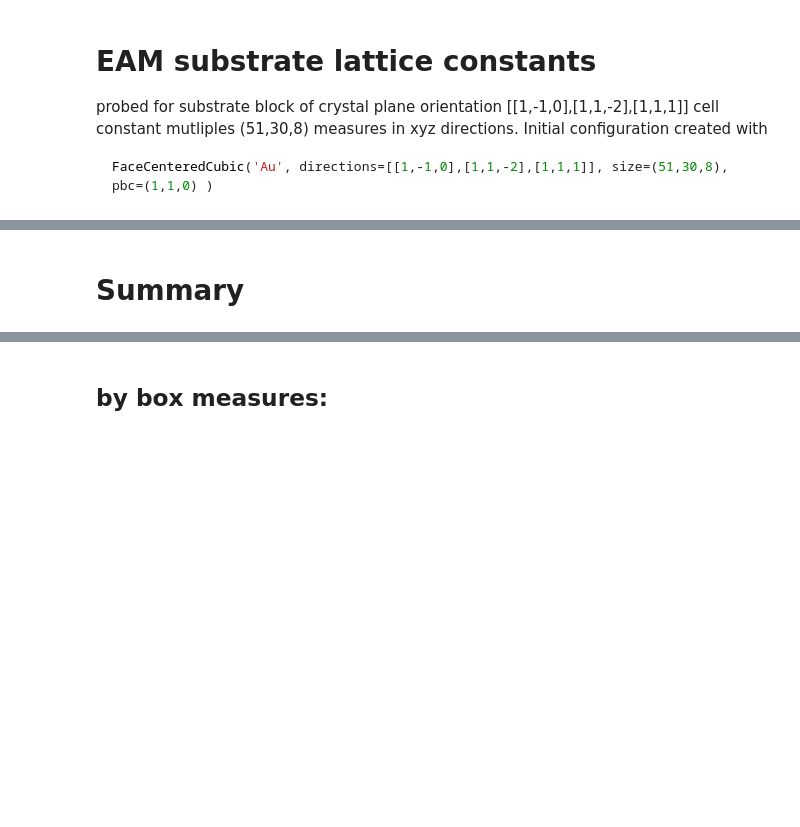
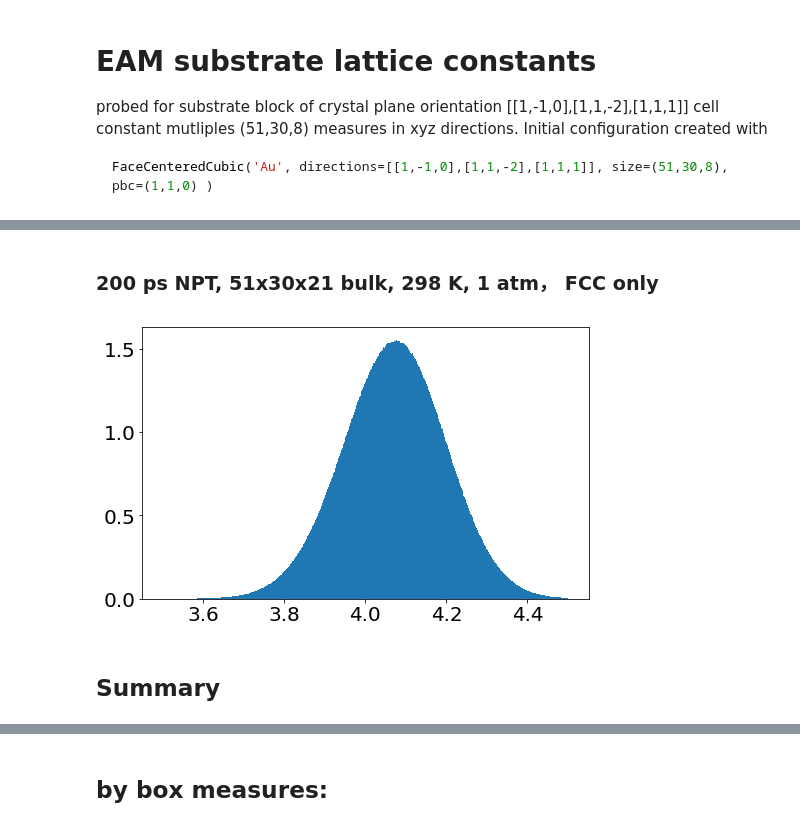
Before and after one commit to jotelha/jlhphd, a Jupyter notebook: ipynb/subst/20190412_lattice_constant.ipynb, the cells around one changed output, grey strips where cells are left out. Drawn from its saved outputs; the diff is of its cells as text; code cells hidden in the pictures; blank space fills up the shorter version.

```diff
--- a/ipynb/subst/20190412_lattice_constant.ipynb
+++ b/ipynb/subst/20190412_lattice_constant.ipynb
@@ -121,5 +140,15 @@ Peak position:                      4.06605 (2019-04-12 17:45:17,377)
+# %% [markdown]
+### 200 ps NPT, 51x30x21 bulk, 298 K, 1 atm， FCC only
+# %%
+peak_positions[
+    "NPT 200ps cube bulk, 1000 frames average, 1 atm, fcc only"] = analyze_rdf(
+        os.path.join(prefix,'substrate_AU_111_51x30x21_fcc_rdf.txt'),
+        format='plain',
+        interval=(3.5, 4.5))
+# %% [output]
+[figure, added]
 # %% [markdown]
-# Summary
+## Summary
 # %%
 header = 'mean lattice constant (Angstrom)'
 # %%
```
Also changed, not shown: parts of 66 cells of this notebook, 50 other files.
